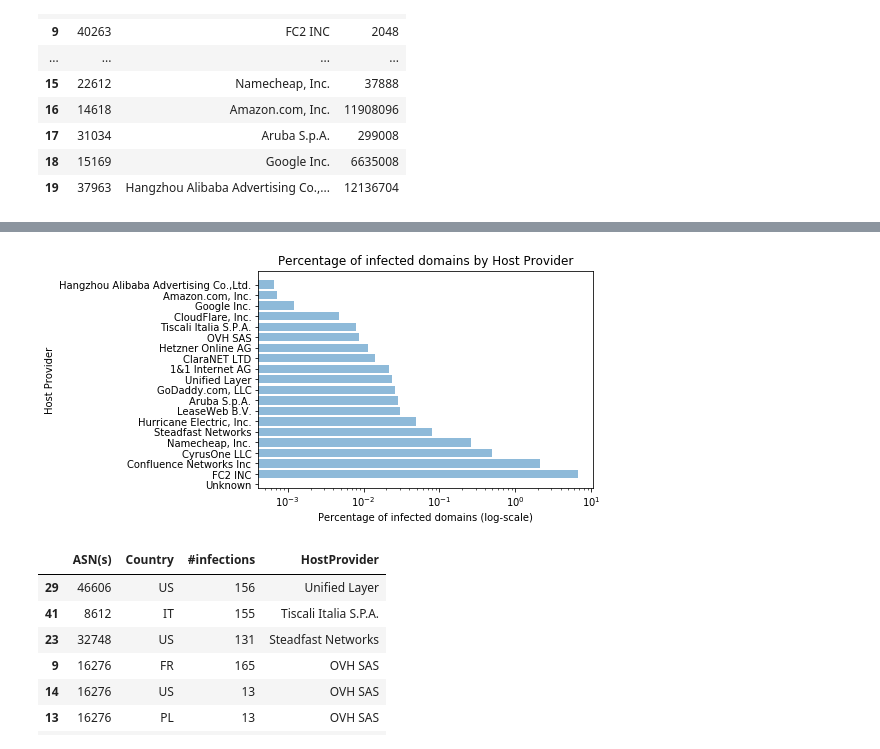
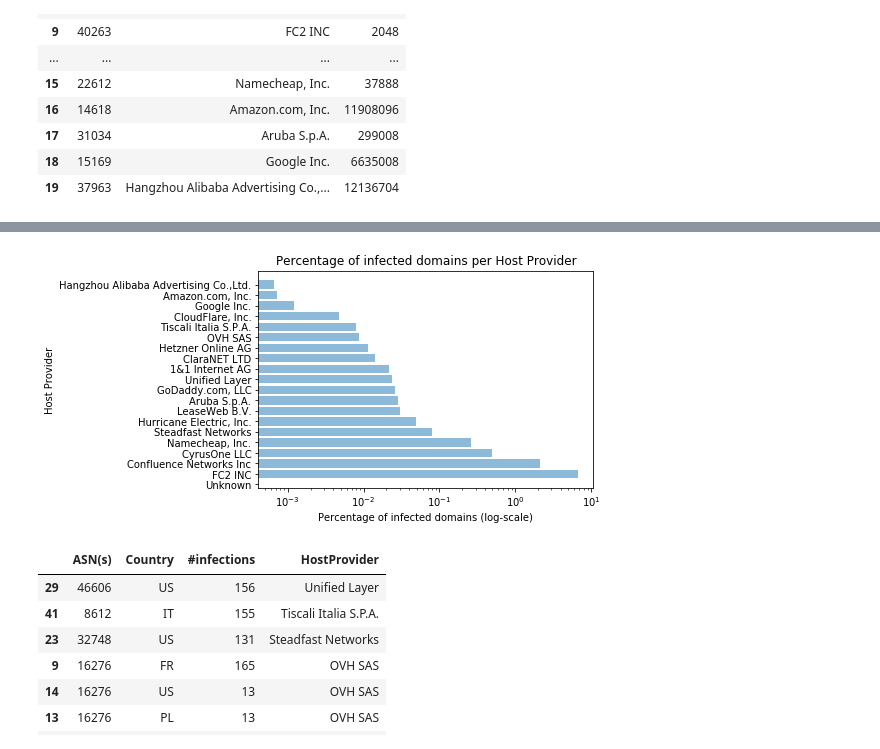
Before and after one commit to MKesteloo/EoCS, a Jupyter notebook: assignment 3/assignment3.ipynb, the cells around one changed output, grey strips where cells are left out. Drawn from its saved outputs; the diff is of its cells as text; code cells hidden in the pictures.

```diff
--- a/assignment 3/assignment3.ipynb
+++ b/assignment 3/assignment3.ipynb
@@ -124,12 +124,12 @@ top20merged
 # %%
 labels = top20merged['HostProvider']
 plt.barh(labels, top20merged['Normalised'] * 100, align='center', alpha=0.5, log=True)
 plt.ylabel('Host Provider')
 plt.xlabel("Percentage of infected domains (log-scale)")
-plt.title('Percentage of infected domains by Host Provider')
+plt.title('Percentage of infected domains per Host Provider')
 plt.savefig('barchartHostVSInfections.png')
 # %% [output]
-[figure, old version]
+[figure, new version]
 # %%
 asn_country = ransomware_data[["ASN(s)","Country"]]
 asn_country = asn_country.drop_duplicates(subset=['ASN(s)', 'Country'], keep="first")
```
Also changed, not shown: parts of 4 cells of this notebook, 4 other files.
